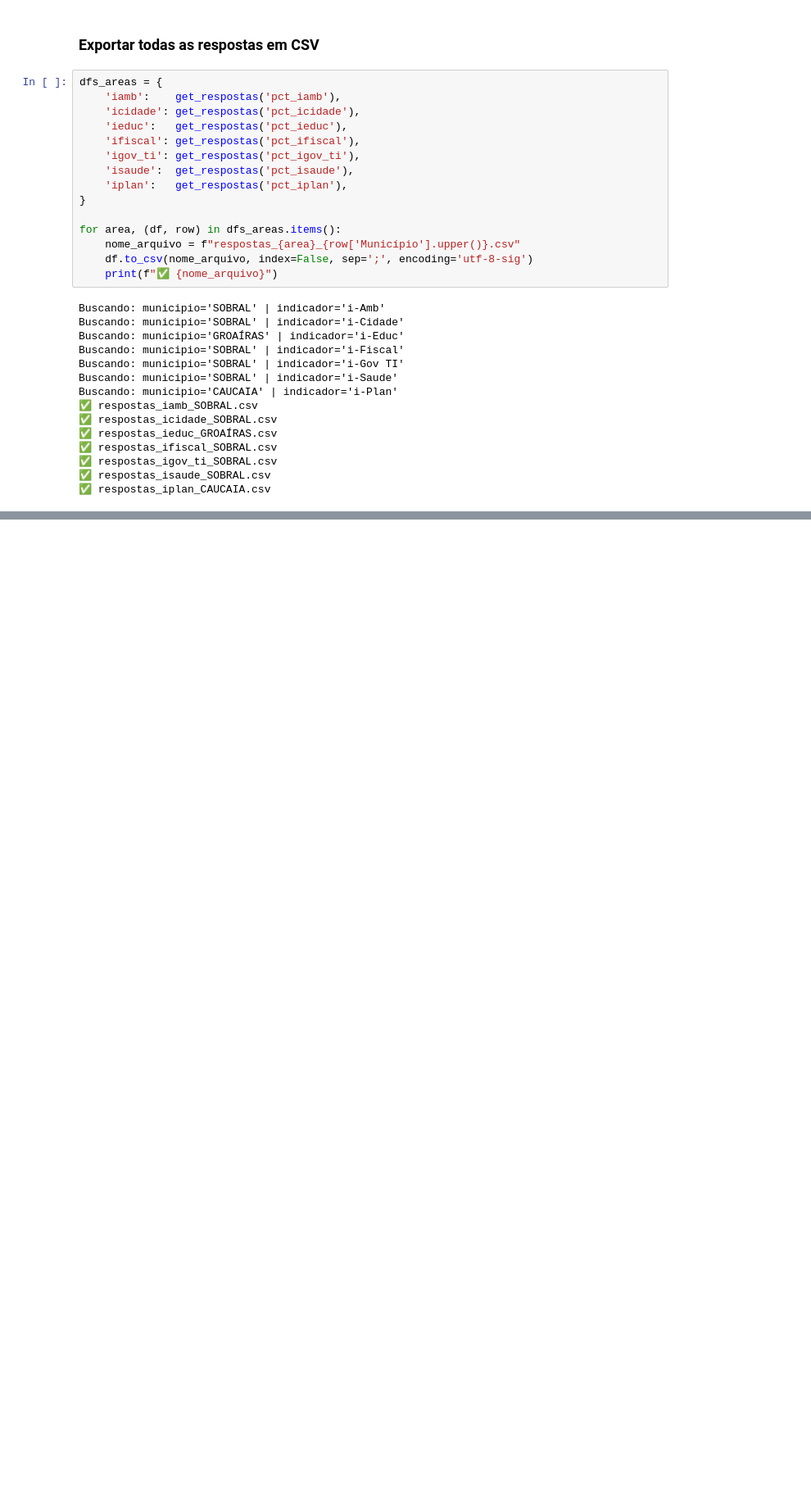
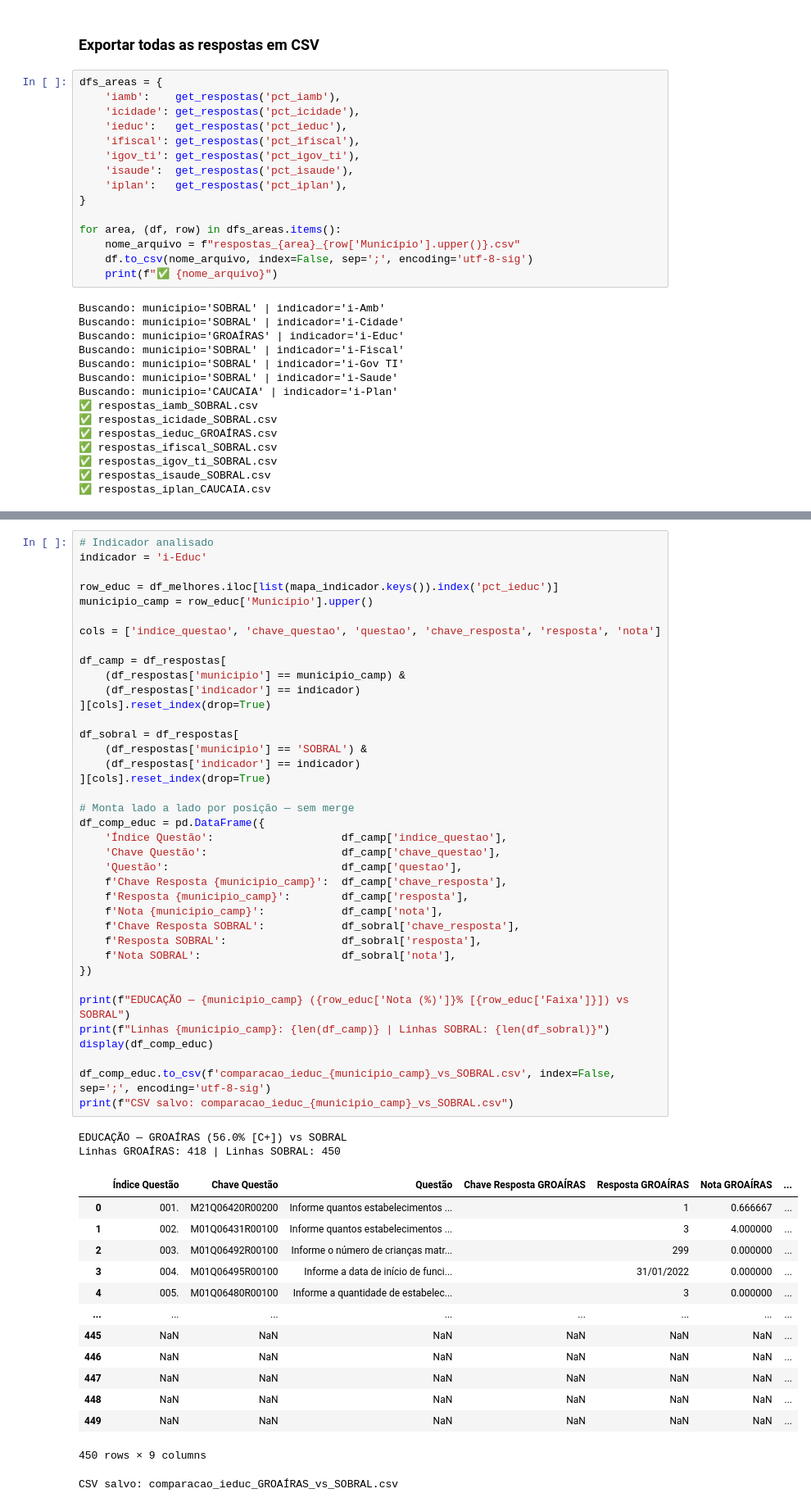
Before and after one commit to rhaymarthins/analise-iegm, a Jupyter notebook: iegm_analise.ipynb, the cells around one changed output, grey strips where cells are left out. Shown at 82% size. Drawn from its saved outputs; the diff is of its cells as text; blank space fills up the shorter version.

Commit message:
feat: comparando respostas entre municípios

```diff
--- a/iegm_analise.ipynb
+++ b/iegm_analise.ipynb
@@ -641,0 +654,55 @@ Buscando: municipio='CAUCAIA' | indicador='i-Plan'
+# %%
+# Indicador analisado
+indicador = 'i-Educ'
+
+row_educ = df_melhores.iloc[list(mapa_indicador.keys()).index('pct_ieduc')]
+municipio_camp = row_educ['Município'].upper()
+
+cols = ['indice_questao', 'chave_questao', 'questao', 'chave_resposta', 'resposta', 'nota']
+
+df_camp = df_respostas[
+    (df_respostas['municipio'] == municipio_camp) &
+    (df_respostas['indicador'] == indicador)
+][cols].reset_index(drop=True)
+
+df_sobral = df_respostas[
+    (df_respostas['municipio'] == 'SOBRAL') &
+    (df_respostas['indicador'] == indicador)
+][cols].reset_index(drop=True)
+
+# Monta lado a lado por posição — sem merge
+df_comp_educ = pd.DataFrame({
+    'Índice Questão':                    df_camp['indice_questao'],
+    'Chave Questão':                     df_camp['chave_questao'],
+    'Questão':                           df_camp['questao'],
+    f'Chave Resposta {municipio_camp}':  df_camp['chave_resposta'],
+    f'Resposta {municipio_camp}':        df_camp['resposta'],
+    f'Nota {municipio_camp}':            df_camp['nota'],
+    f'Chave Resposta SOBRAL':            df_sobral['chave_resposta'],
+    f'Resposta SOBRAL':                  df_sobral['resposta'],
+    f'Nota SOBRAL':                      df_sobral['nota'],
+})
+
+print(f"EDUCAÇÃO — {municipio_camp} ({row_educ['Nota (%)']}% [{row_educ['Faixa']}]) vs SOBRAL")
+print(f"Linhas {municipio_camp}: {len(df_camp)} | Linhas SOBRAL: {len(df_sobral)}")
+display(df_comp_educ)
+
+df_comp_educ.to_csv(f'comparacao_ieduc_{municipio_camp}_vs_SOBRAL.csv', index=False, sep=';', encoding='utf-8-sig')
+print(f"CSV salvo: comparacao_ieduc_{municipio_camp}_vs_SOBRAL.csv")
+# %% [output]
+EDUCAÇÃO — GROAÍRAS (56.0% [C+]) vs SOBRAL
+Linhas GROAÍRAS: 418 | Linhas SOBRAL: 450
+|  | Índice Questão | Chave Questão | Questão | Chave Resposta GROAÍRAS | Resposta GROAÍRAS | Nota GROAÍRAS | ... |
+| 0 | 001. | M21Q06420R00200 | Informe quantos estabelecimentos ... |  | 1 | 0.666667 | ... |
+| 1 | 002. | M01Q06431R00100 | Informe quantos estabelecimentos ... |  | 3 | 4.000000 | ... |
+| 2 | 003. | M01Q06492R00100 | Informe o número de crianças matr... |  | 299 | 0.000000 | ... |
+| 3 | 004. | M01Q06495R00100 | Informe a data de início de funci... |  | 31/01/2022 | 0.000000 | ... |
+| 4 | 005. | M01Q06480R00100 | Informe a quantidade de estabelec... |  | 3 | 0.000000 | ... |
+| ... | ... | ... | ... | ... | ... | ... | ... |
+| 445 | NaN | NaN | NaN | NaN | NaN | NaN | ... |
+| 446 | NaN | NaN | NaN | NaN | NaN | NaN | ... |
+| 447 | NaN | NaN | NaN | NaN | NaN | NaN | ... |
+| 448 | NaN | NaN | NaN | NaN | NaN | NaN | ... |
+| 449 | NaN | NaN | NaN | NaN | NaN | NaN | ... |
+450 rows × 9 columns
+CSV salvo: comparacao_ieduc_GROAÍRAS_vs_SOBRAL.csv
```
Also changed, not shown: parts of 4 cells of this notebook.
